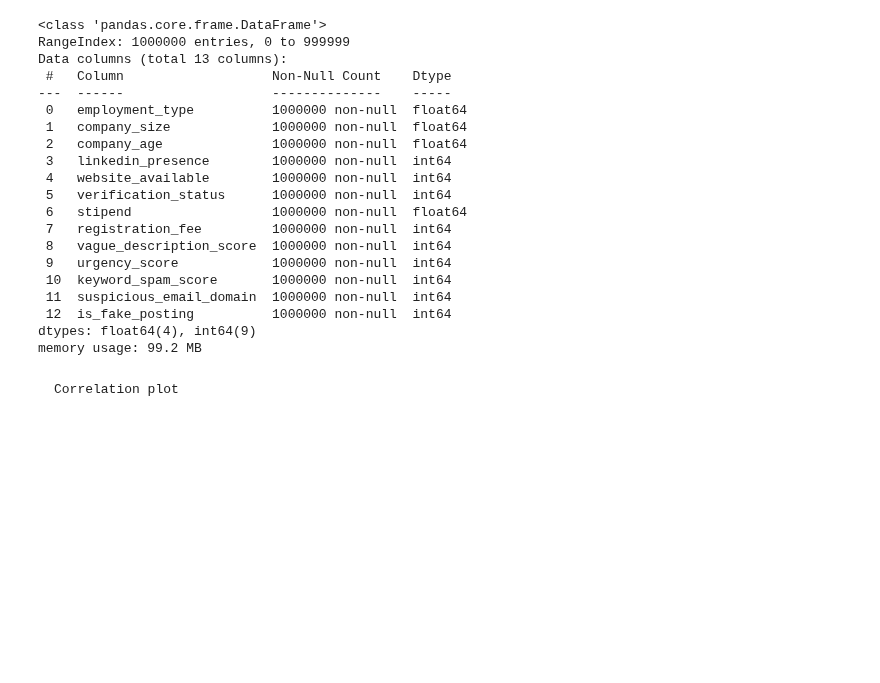
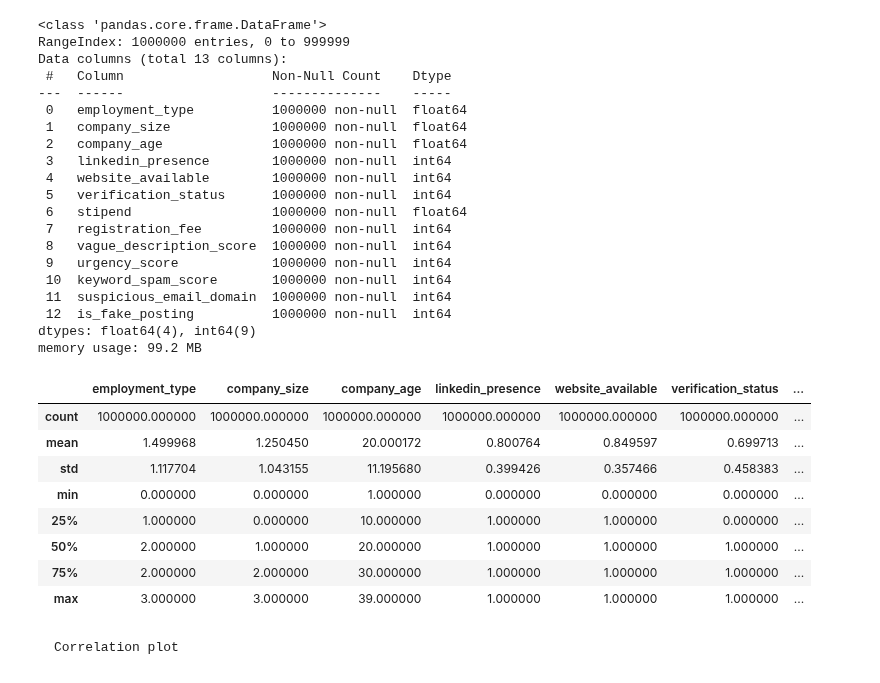
Before and after one commit to Ashthecoder918/Job-Fraud, a Jupyter notebook: Model.ipynb, the cells around one changed output. Saved outputs shown, nothing was run; the diff lists cells and outputs as text; code cells hidden in the pictures; blank space fills up the shorter version.

```diff
--- a/Model.ipynb
+++ b/Model.ipynb
@@ -24,7 +24,7 @@ device(type='cuda')
 # %%
 # loading dataset
 # df_org = pd.read_csv("dataset/Internship_dataset.csv")   # 1000000 rows x 33 columns
-df=pd.read_csv("dataset/quality_feat_dataset.csv") # 1000000 rows x 16 columns
+df=pd.read_csv("Dataset/quality_feat_dataset.csv") # 1000000 rows x 16 columns
 # %%
 df.drop(["Unnamed: 0","internship_title","work_mode","industry"],axis=1,inplace=True)
 # %%
@@ -84,6 +84,18 @@ Data columns (total 13 columns):
  12  is_fake_posting          1000000 non-null  int64
 dtypes: float64(4), int64(9)
 memory usage: 99.2 MB
+# %%
+df.describe()
+# %% [output]
+|  | employment_type | company_size | company_age | linkedin_presence | website_available | verification_status | ... |
+| count | 1000000.000000 | 1000000.000000 | 1000000.000000 | 1000000.000000 | 1000000.000000 | 1000000.000000 | ... |
+| mean | 1.499968 | 1.250450 | 20.000172 | 0.800764 | 0.849597 | 0.699713 | ... |
+| std | 1.117704 | 1.043155 | 11.195680 | 0.399426 | 0.357466 | 0.458383 | ... |
+| min | 0.000000 | 0.000000 | 1.000000 | 0.000000 | 0.000000 | 0.000000 | ... |
+| 25% | 1.000000 | 0.000000 | 10.000000 | 1.000000 | 1.000000 | 0.000000 | ... |
+| 50% | 2.000000 | 1.000000 | 20.000000 | 1.000000 | 1.000000 | 1.000000 | ... |
+| 75% | 2.000000 | 2.000000 | 30.000000 | 1.000000 | 1.000000 | 1.000000 | ... |
+| max | 3.000000 | 3.000000 | 39.000000 | 1.000000 | 1.000000 | 1.000000 | ... |
 # %% [markdown]
     Correlation plot
 # %%
```
Also changed, not shown: parts of 2 cells of this notebook, 4 other files.
